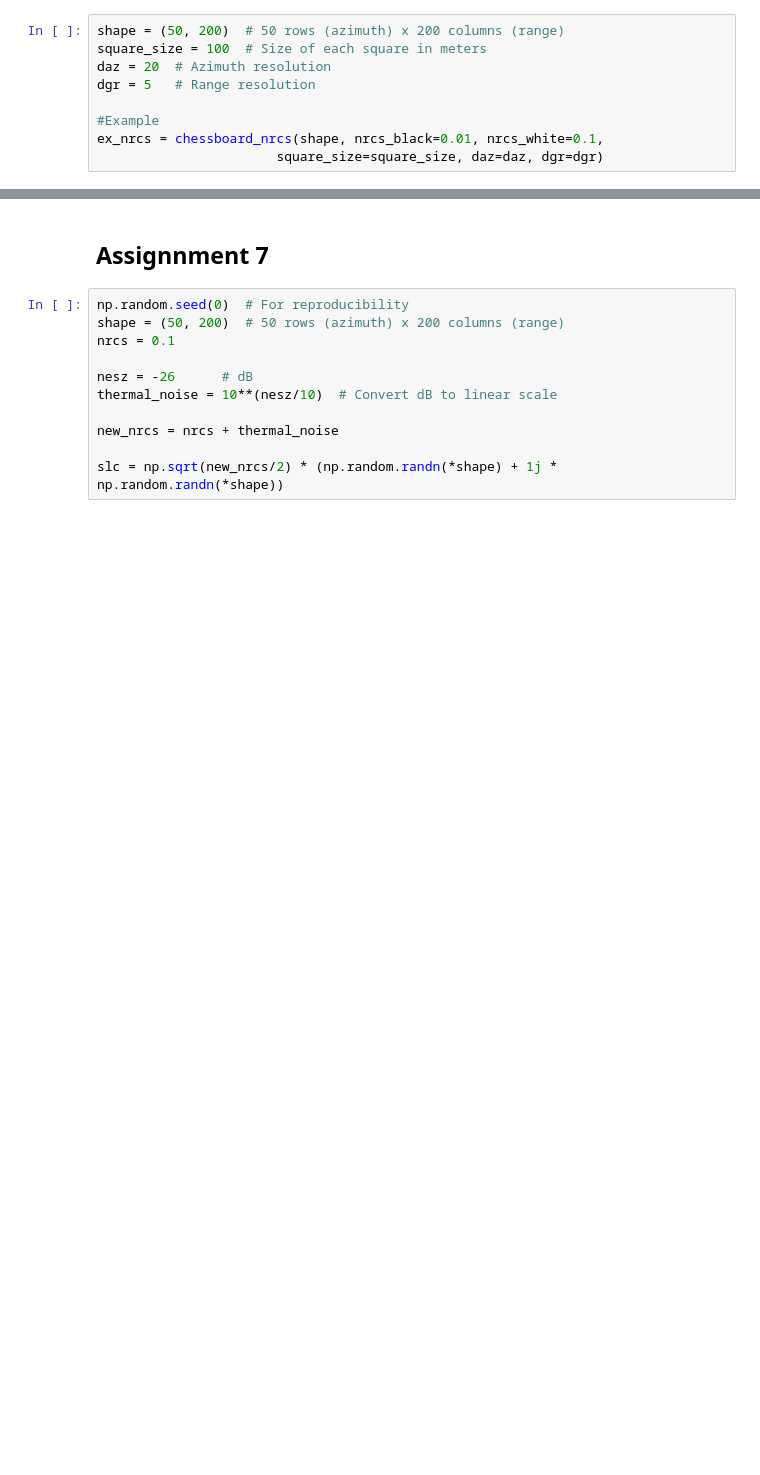
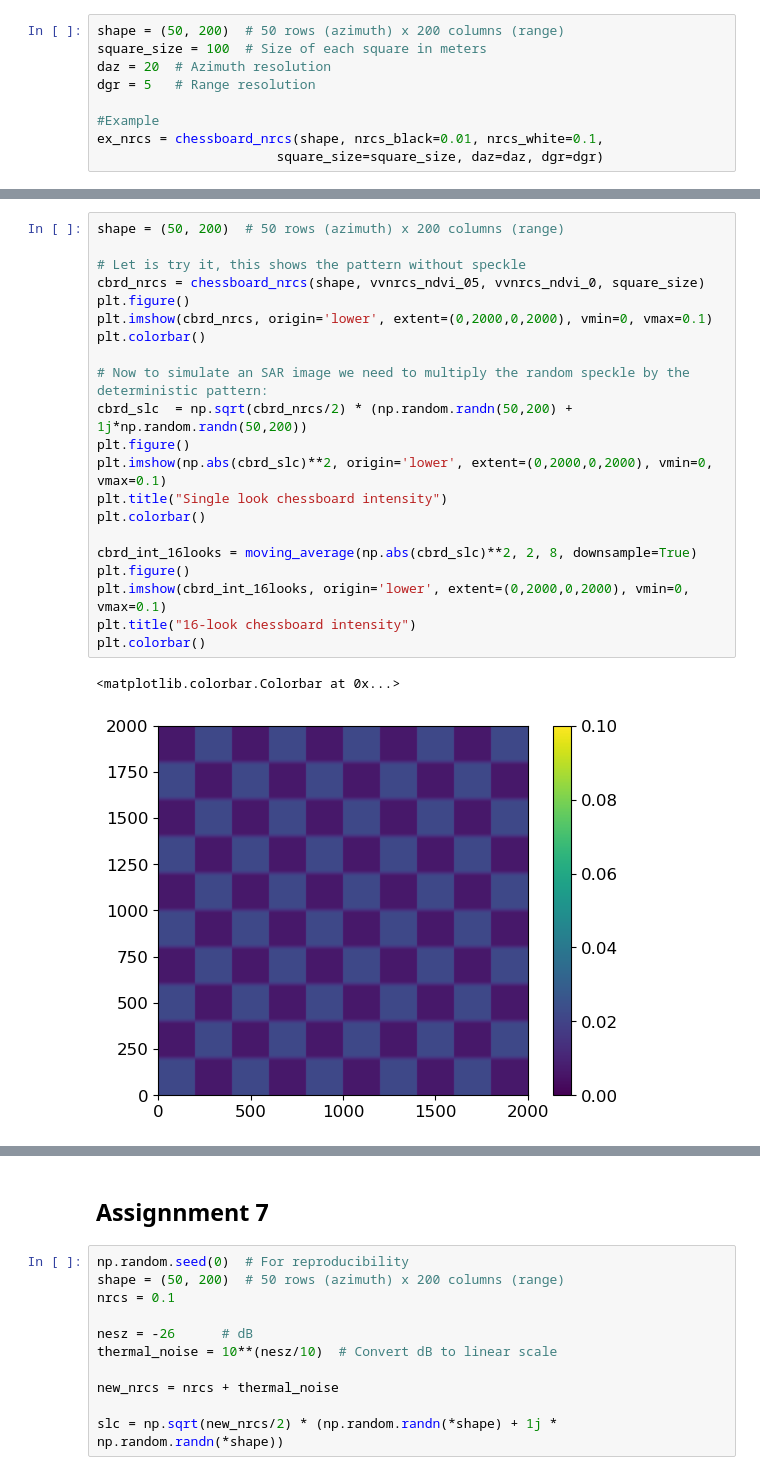
Before and after one commit to debnovalina/PPESO-Practical, a Jupyter notebook: Paco2.ipynb, the cells around one changed output, grey strips where cells are left out. Cells and saved outputs as stored; diff of their text form; blank space fills up the shorter version.

```diff
--- a/Paco2.ipynb
+++ b/Paco2.ipynb
@@ -647,0 +655,24 @@ For a square of NDVI = 0, the value for white square nrcs = 0.0063
+# %%
+shape = (50, 200)  # 50 rows (azimuth) x 200 columns (range)
+
+# Let is try it, this shows the pattern without speckle
+cbrd_nrcs = chessboard_nrcs(shape, vvnrcs_ndvi_05, vvnrcs_ndvi_0, square_size)
+plt.figure()
+plt.imshow(cbrd_nrcs, origin='lower', extent=(0,2000,0,2000), vmin=0, vmax=0.1)
+plt.colorbar()
+
+# Now to simulate an SAR image we need to multiply the random speckle by the deterministic pattern:
+cbrd_slc  = np.sqrt(cbrd_nrcs/2) * (np.random.randn(50,200) + 1j*np.random.randn(50,200))
+plt.figure()
+plt.imshow(np.abs(cbrd_slc)**2, origin='lower', extent=(0,2000,0,2000), vmin=0, vmax=0.1)
+plt.title("Single look chessboard intensity")
+plt.colorbar()
+
+cbrd_int_16looks = moving_average(np.abs(cbrd_slc)**2, 2, 8, downsample=True)
+plt.figure()
+plt.imshow(cbrd_int_16looks, origin='lower', extent=(0,2000,0,2000), vmin=0, vmax=0.1)
+plt.title("16-look chessboard intensity")
+plt.colorbar()
+# %% [output]
+<matplotlib.colorbar.Colorbar at 0x...>
+[figure, added]
```
Also changed, not shown: parts of 8 cells of this notebook.
